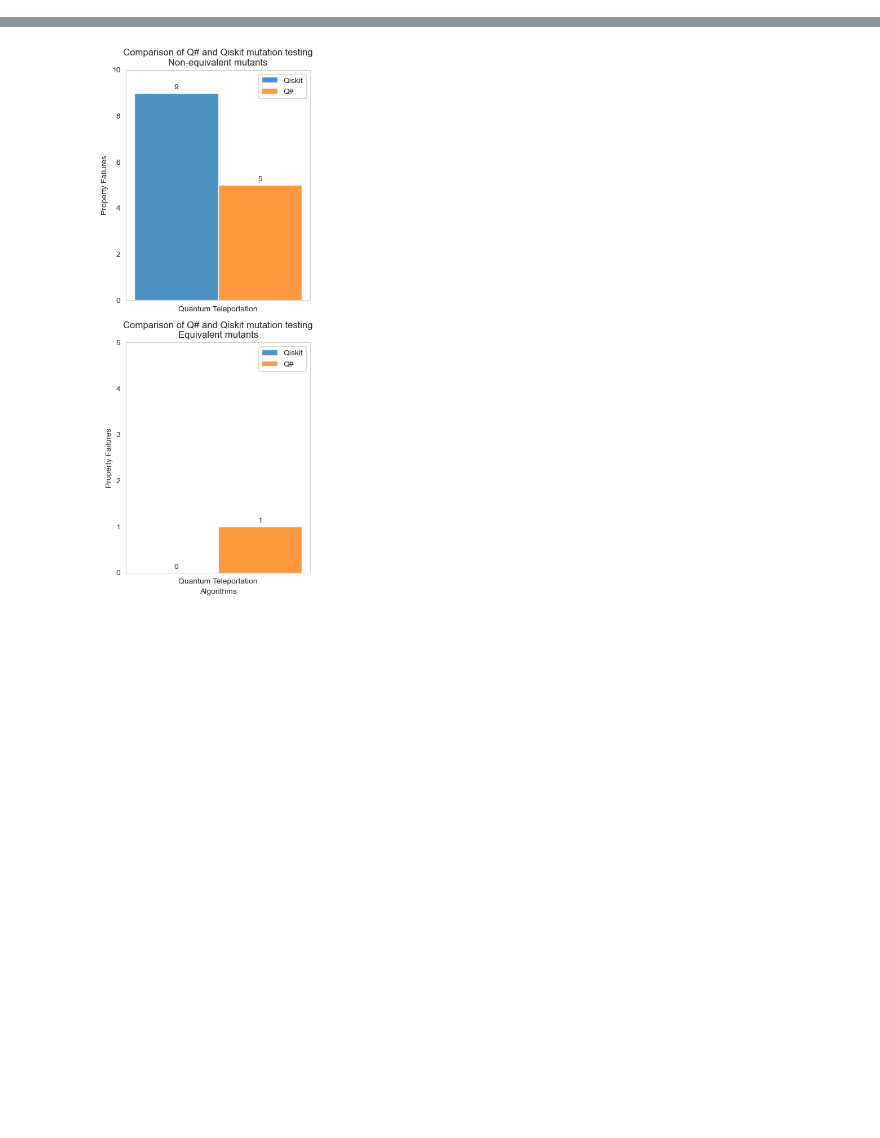
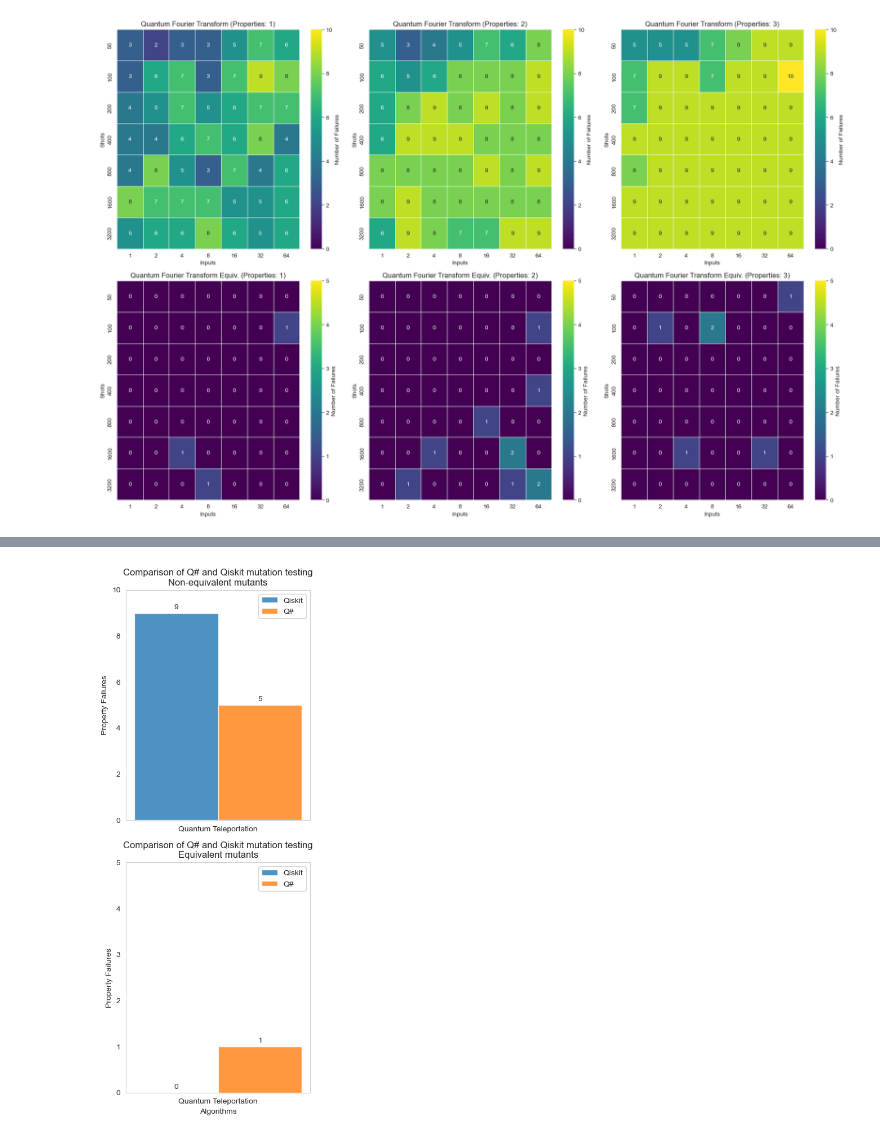
Before and after one commit to GabrielPontolillo/qucheck, a Jupyter notebook: case_studies/results_visualisation.ipynb, the cells around one changed output, grey strips where cells are left out. Saved outputs shown, nothing was run; the diff lists cells and outputs as text; code cells hidden in the pictures; blank space fills up the shorter version.

```diff
--- a/case_studies/results_visualisation.ipynb
+++ b/case_studies/results_visualisation.ipynb
@@ -20,6 +20,7 @@ def read_merged_data_to_dataframe(algorithm_name):
 # %%
 qt_df = read_merged_data_to_dataframe("quantum_teleportation")
 dj_df = read_merged_data_to_dataframe("deutsch_jozsa")
+qft_df = read_merged_data_to_dataframe("quantum_fourier_transform")
 # %%
 def plot_failures(df, algorithm_name):
     df_non_equivalent = df[df['Mutant Name'].str.contains('_m')]
@@ -70,3 +71,7 @@ plot_failures(dj_df, "Deutsch-Jozsa")
+# %%
+plot_failures(qft_df, "Quantum Fourier Transform")
+# %% [output]
+[figure, added]
 # %%
 def plot_time_taken(df, algorithm_name):
     df_non_equivalent = df[df['Mutant Name'].str.contains('_m')]
```
Also changed, not shown: parts of 5 cells of this notebook, 17 other files.
